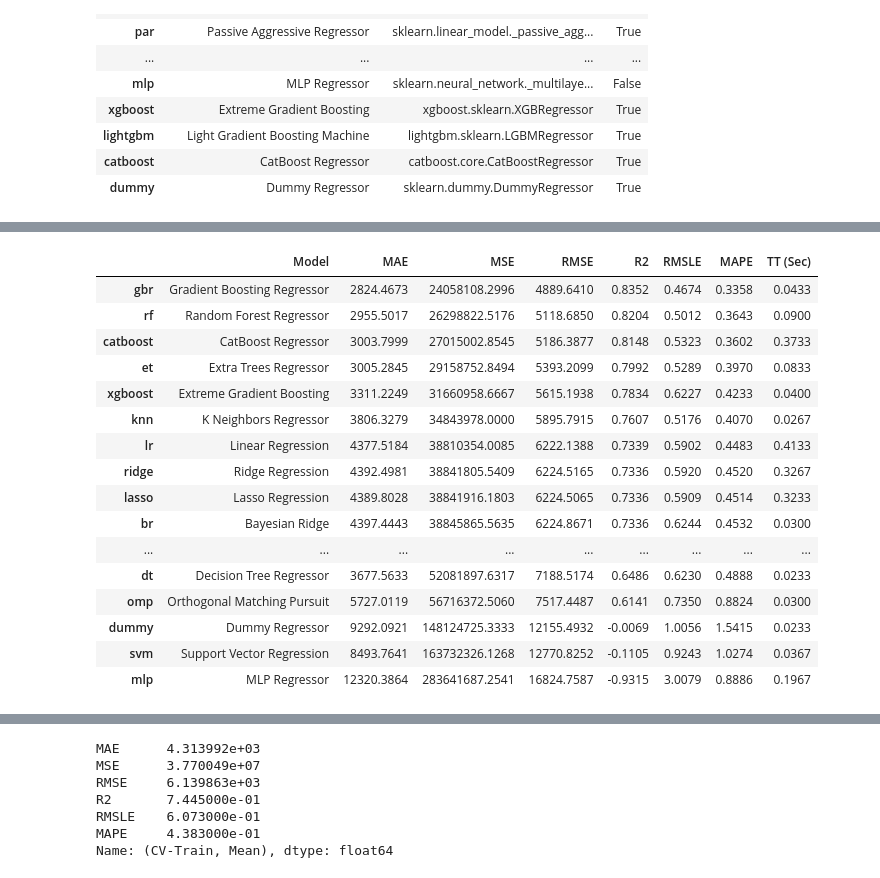
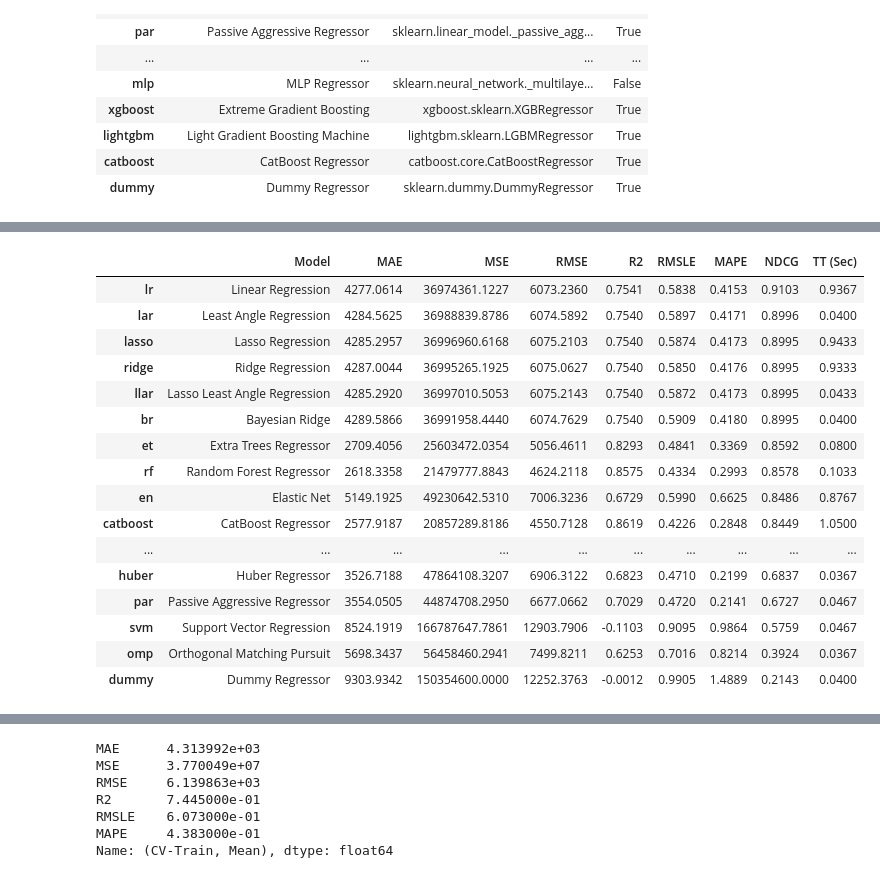
Before and after one commit to etiur/BioML, a Jupyter notebook: examples/test_cv_methods.ipynb, the cells around one changed output, grey strips where cells are left out. Cells and saved outputs as stored; diff of their text form; code cells hidden in the pictures.

Commit message:
added normalized discounted cumulative gain to regression

```diff
--- a/examples/test_cv_methods.ipynb
+++ b/examples/test_cv_methods.ipynb
@@ -1724,0 +1727,28 @@ mod
+# %%
+def ndcg_at_k(true_relevance, predicted_ranking, k=20, form="exp", **kwargs):
+    # Sort items by predicted ranking
+
+    true_relevance_scaled = (true_relevance - min(true_relevance)) / (max(true_relevance) - min(true_relevance))
+
+    sorted_indices = np.argsort(predicted_ranking)[::-1]  # sort the predictions in descending order
+    true_relevance_sorted = true_relevance_scaled.iloc[sorted_indices]
+    # It is scaled but the ranking is preserved
+
+    # sort the true relevance according to the predicted ranking
+    if form == "exponential" or form == "exp":
+        # Calculate DCG@k
+        dcg = sum((50 ** rel - 1) / np.log2(i + 2) for i, rel in enumerate(true_relevance_sorted[:k]))
+
+        true_relevance_sorted = true_relevance_sorted.sort_values(ascending=False)
+        # Calculate IDCG@k
+        idcg = sum((50 ** rel - 1) / np.log2(i + 2) for i, rel in enumerate(true_relevance_sorted[:k]))
+    elif form == "linear":
+        dcg = sum(rel / np.log2(i + 2) for i, rel in enumerate(true_relevance_sorted[:k]))
+
+        true_relevance_sorted = true_relevance_sorted.sort_values(ascending=False)
+        idcg = sum(rel / np.log2(i + 2) for i, rel in enumerate(true_relevance_sorted[:k]))
+
+    # Calculate NDCG@k
+    ndcg = dcg / idcg if idcg > 0 else 0.0
+
+    return ndcg
@@ -1724,0 +1757,2 @@ mod
+# %%
+exp.add_metric("ndcg", "NDCG", ndcg_at_k, k=10, form="exp")
@@ -1725,24 +1769,24 @@ mod
 # %%
 # compare baseline models
 # For scoring, it create 10 models (1 for each fold). This improves the odds of making sure that the metrics are reproducible when we get new data. Then the model that is returned (single model) is trained on all the training data (all folds combined)
-best_reg = exp.compare_models(n_select=3, fold=3, budget_time=2, include=interested)
+best_reg = exp.compare_models(n_select=3, fold=3, budget_time=2, include=interested, sort="NDCG")
 # %% [output]
 [interactive output not drawn]
-|  | Model | MAE | MSE | RMSE | R2 | RMSLE | MAPE | TT (Sec) |
-| gbr | Gradient Boosting Regressor | 2824.4673 | 24058108.2996 | 4889.6410 | 0.8352 | 0.4674 | 0.3358 | 0.0433 |
-| rf | Random Forest Regressor | 2955.5017 | 26298822.5176 | 5118.6850 | 0.8204 | 0.5012 | 0.3643 | 0.0900 |
-| catboost | CatBoost Regressor | 3003.7999 | 27015002.8545 | 5186.3877 | 0.8148 | 0.5323 | 0.3602 | 0.3733 |
-| et | Extra Trees Regressor | 3005.2845 | 29158752.8494 | 5393.2099 | 0.7992 | 0.5289 | 0.3970 | 0.0833 |
-| xgboost | Extreme Gradient Boosting | 3311.2249 | 31660958.6667 | 5615.1938 | 0.7834 | 0.6227 | 0.4233 | 0.0400 |
-| knn | K Neighbors Regressor | 3806.3279 | 34843978.0000 | 5895.7915 | 0.7607 | 0.5176 | 0.4070 | 0.0267 |
-| lr | Linear Regression | 4377.5184 | 38810354.0085 | 6222.1388 | 0.7339 | 0.5902 | 0.4483 | 0.4133 |
-| ridge | Ridge Regression | 4392.4981 | 38841805.5409 | 6224.5165 | 0.7336 | 0.5920 | 0.4520 | 0.3267 |
-| lasso | Lasso Regression | 4389.8028 | 38841916.1803 | 6224.5065 | 0.7336 | 0.5909 | 0.4514 | 0.3233 |
-| br | Bayesian Ridge | 4397.4443 | 38845865.5635 | 6224.8671 | 0.7336 | 0.6244 | 0.4532 | 0.0300 |
-| ... | ... | ... | ... | ... | ... | ... | ... | ... |
-| dt | Decision Tree Regressor | 3677.5633 | 52081897.6317 | 7188.5174 | 0.6486 | 0.6230 | 0.4888 | 0.0233 |
-| omp | Orthogonal Matching Pursuit | 5727.0119 | 56716372.5060 | 7517.4487 | 0.6141 | 0.7350 | 0.8824 | 0.0300 |
-| dummy | Dummy Regressor | 9292.0921 | 148124725.3333 | 12155.4932 | -0.0069 | 1.0056 | 1.5415 | 0.0233 |
-| svm | Support Vector Regression | 8493.7641 | 163732326.1268 | 12770.8252 | -0.1105 | 0.9243 | 1.0274 | 0.0367 |
-| mlp | MLP Regressor | 12320.3864 | 283641687.2541 | 16824.7587 | -0.9315 | 3.0079 | 0.8886 | 0.1967 |
+|  | Model | MAE | MSE | RMSE | R2 | RMSLE | MAPE | NDCG | TT (Sec) |
+| lr | Linear Regression | 4277.0614 | 36974361.1227 | 6073.2360 | 0.7541 | 0.5838 | 0.4153 | 0.9103 | 0.9367 |
+| lar | Least Angle Regression | 4284.5625 | 36988839.8786 | 6074.5892 | 0.7540 | 0.5897 | 0.4171 | 0.8996 | 0.0400 |
+| lasso | Lasso Regression | 4285.2957 | 36996960.6168 | 6075.2103 | 0.7540 | 0.5874 | 0.4173 | 0.8995 | 0.9433 |
+| ridge | Ridge Regression | 4287.0044 | 36995265.1925 | 6075.0627 | 0.7540 | 0.5850 | 0.4176 | 0.8995 | 0.9333 |
+| llar | Lasso Least Angle Regression | 4285.2920 | 36997010.5053 | 6075.2143 | 0.7540 | 0.5872 | 0.4173 | 0.8995 | 0.0433 |
+| br | Bayesian Ridge | 4289.5866 | 36991958.4440 | 6074.7629 | 0.7540 | 0.5909 | 0.4180 | 0.8995 | 0.0400 |
+| et | Extra Trees Regressor | 2709.4056 | 25603472.0354 | 5056.4611 | 0.8293 | 0.4841 | 0.3369 | 0.8592 | 0.0800 |
+| rf | Random Forest Regressor | 2618.3358 | 21479777.8843 | 4624.2118 | 0.8575 | 0.4334 | 0.2993 | 0.8578 | 0.1033 |
+| en | Elastic Net | 5149.1925 | 49230642.5310 | 7006.3236 | 0.6729 | 0.5990 | 0.6625 | 0.8486 | 0.8767 |
+| catboost | CatBoost Regressor | 2577.9187 | 20857289.8186 | 4550.7128 | 0.8619 | 0.4226 | 0.2848 | 0.8449 | 1.0500 |
+| ... | ... | ... | ... | ... | ... | ... | ... | ... | ... |
+| huber | Huber Regressor | 3526.7188 | 47864108.3207 | 6906.3122 | 0.6823 | 0.4710 | 0.2199 | 0.6837 | 0.0367 |
+| par | Passive Aggressive Regressor | 3554.0505 | 44874708.2950 | 6677.0662 | 0.7029 | 0.4720 | 0.2141 | 0.6727 | 0.0467 |
+| svm | Support Vector Regression | 8524.1919 | 166787647.7861 | 12903.7906 | -0.1103 | 0.9095 | 0.9864 | 0.5759 | 0.0467 |
+| omp | Orthogonal Matching Pursuit | 5698.3437 | 56458460.2941 | 7499.8211 | 0.6253 | 0.7016 | 0.8214 | 0.3924 | 0.0367 |
+| dummy | Dummy Regressor | 9303.9342 | 150354600.0000 | 12252.3763 | -0.0012 | 0.9905 | 1.4889 | 0.2143 | 0.0400 |
 [interactive output not drawn]
```
Also changed, not shown: parts of 7 cells of this notebook, 8 other files.
